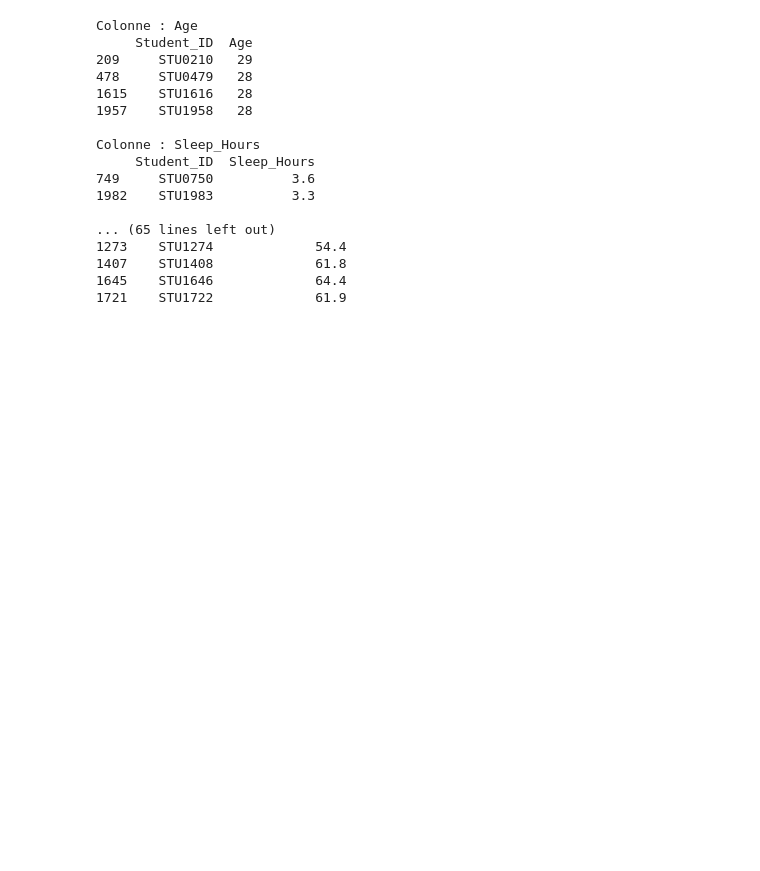
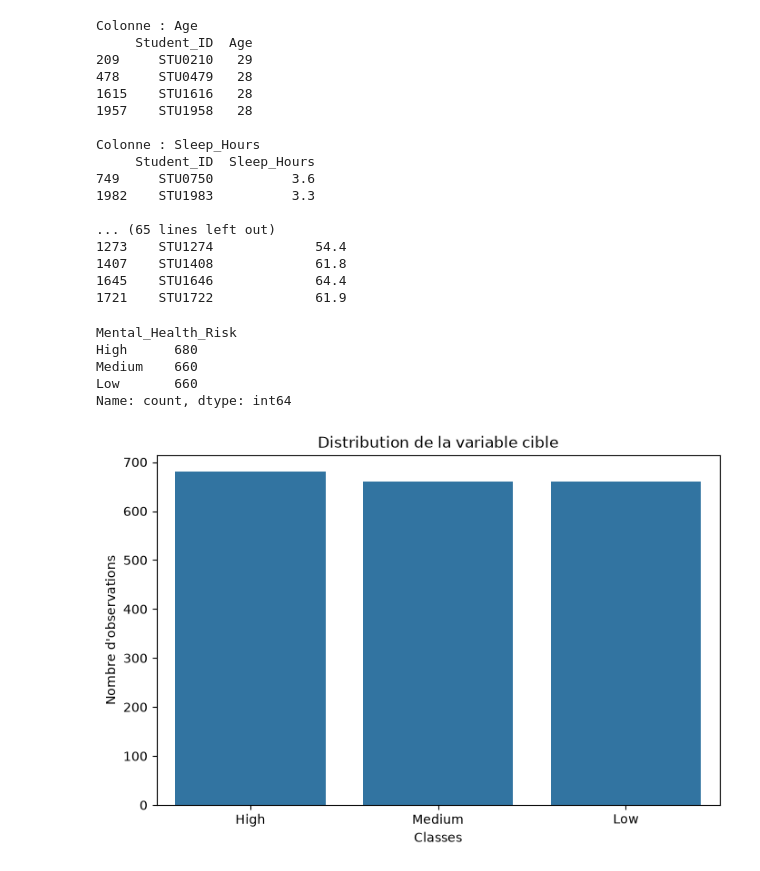
Before and after one commit to Yassinenmila/PsychoTrack, a Jupyter notebook: src/explore.ipynb, the cells around one changed output. Cells and saved outputs as stored; diff of their text form; code cells hidden in the pictures; blank space fills up the shorter version.

```diff
--- a/src/explore.ipynb
+++ b/src/explore.ipynb
@@ -202,3 +197,26 @@ Colonne : Sleep_Hours
 1407    STU1408             61.8
 1645    STU1646             64.4
 1721    STU1722             61.9
+# %%
+df['Mental_Health_Risk'].value_counts()
+# %% [output]
+Mental_Health_Risk
+High      680
+Medium    660
+Low       660
+Name: count, dtype: int64
+# %%
+import matplotlib.pyplot as plt
+import seaborn as sns
+
+plt.figure(figsize=(8, 5))
+
+sns.countplot(data=df, x='Mental_Health_Risk')
+
+plt.title("Distribution de la variable cible")
+plt.xlabel("Classes")
+plt.ylabel("Nombre d'observations")
+
+plt.show()
+# %% [output]
+[figure, added]
```
Also changed, not shown: parts of 1 cell of this notebook, 1 other file.
